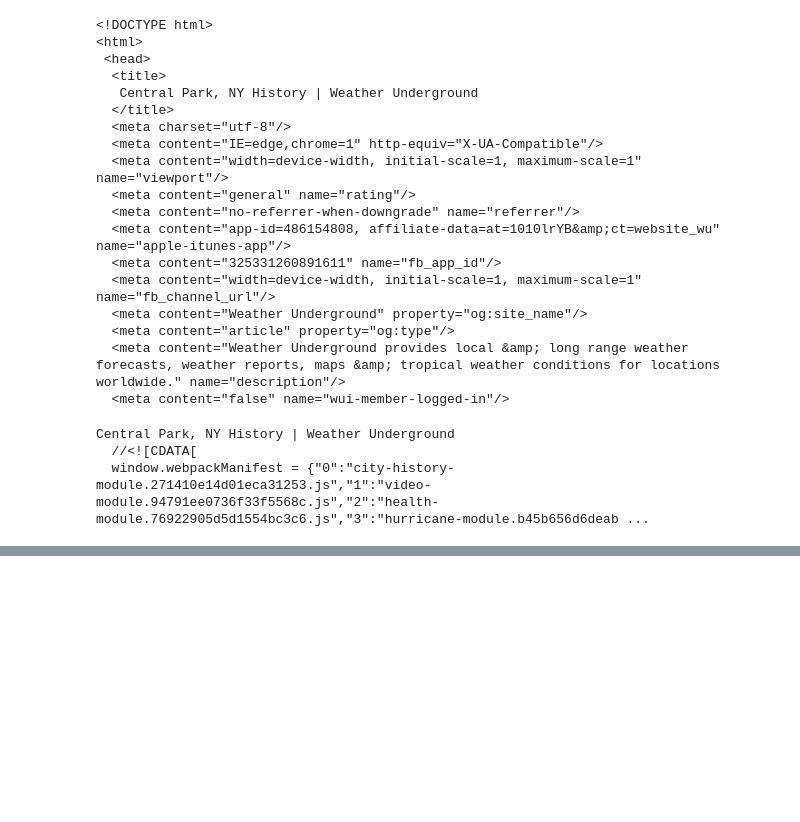
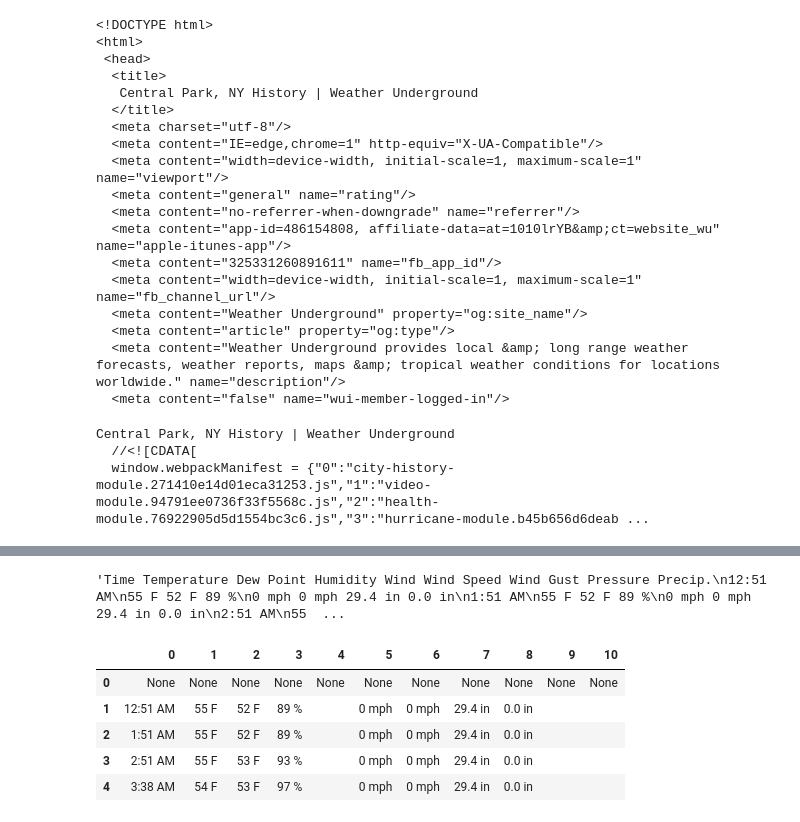
Before and after one commit to DoubleFNSN/COMSW4995_007_2018_3, a Jupyter notebook: notebooks/slides_week11_recommendation_engines_data_managment_and_review.ipynb, the cells around one changed output, grey strips where cells are left out. Drawn from its saved outputs; the diff is of its cells as text; code cells hidden in the pictures; blank space fills up the shorter version.

```diff
--- a/notebooks/slides_week11_recommendation_engines_data_managment_and_review.ipynb
+++ b/notebooks/slides_week11_recommendation_engines_data_managment_and_review.ipynb
@@ -437,0 +435,20 @@ driver.get(link)
+# %%
+wu_table = driver.find_element_by_class_name('tablesaw-sortable')
+# %%
+driver.find_element_by_class_name('tablesaw-sortable').text
+# %% [output]
+'Time Temperature Dew Point Humidity Wind Wind Speed Wind Gust Pressure Precip.\n12:51 AM\n55 F 52 F 89 %\n0 mph 0 mph 29.4 in 0.0 in\n1:51 AM\n55 F 52 F 89 %\n0 mph 0 mph 29.4 in 0.0 in\n2:51 AM\n55  ...
+# %%
+wu_data = []
+for tr in wu_table.find_elements_by_css_selector('tr'):
+    wu_data.append([td.text.strip() for td in tr.find_elements_by_css_selector('td')])
+
+df_wu = pd.DataFrame(wu_data)
+df_wu.head()
+# %% [output]
+|  | 0 | 1 | 2 | 3 | 4 | 5 | 6 | 7 | 8 | 9 | 10 |
+| 0 | None | None | None | None | None | None | None | None | None | None | None |
+| 1 | 12:51 AM | 55 F | 52 F | 89 % |  | 0 mph | 0 mph | 29.4 in | 0.0 in |  |  |
+| 2 | 1:51 AM | 55 F | 52 F | 89 % |  | 0 mph | 0 mph | 29.4 in | 0.0 in |  |  |
+| 3 | 2:51 AM | 55 F | 53 F | 93 % |  | 0 mph | 0 mph | 29.4 in | 0.0 in |  |  |
+| 4 | 3:38 AM | 54 F | 53 F | 97 % |  | 0 mph | 0 mph | 29.4 in | 0.0 in |  |  |
```
Also changed, not shown: parts of 2 cells of this notebook, 1 other file.
